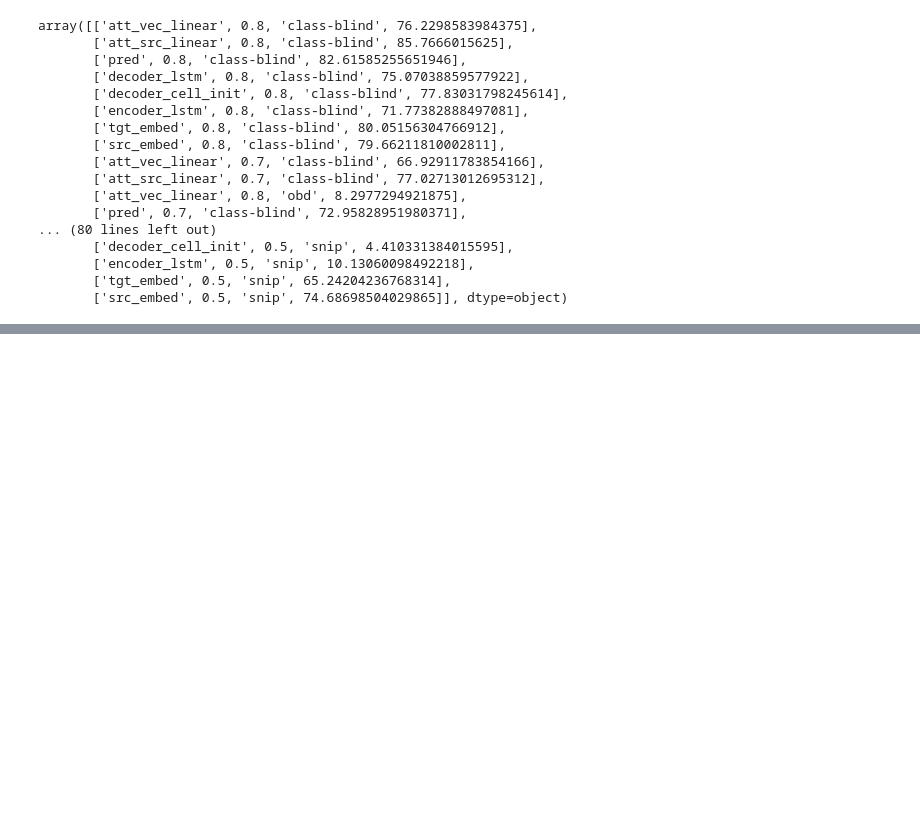
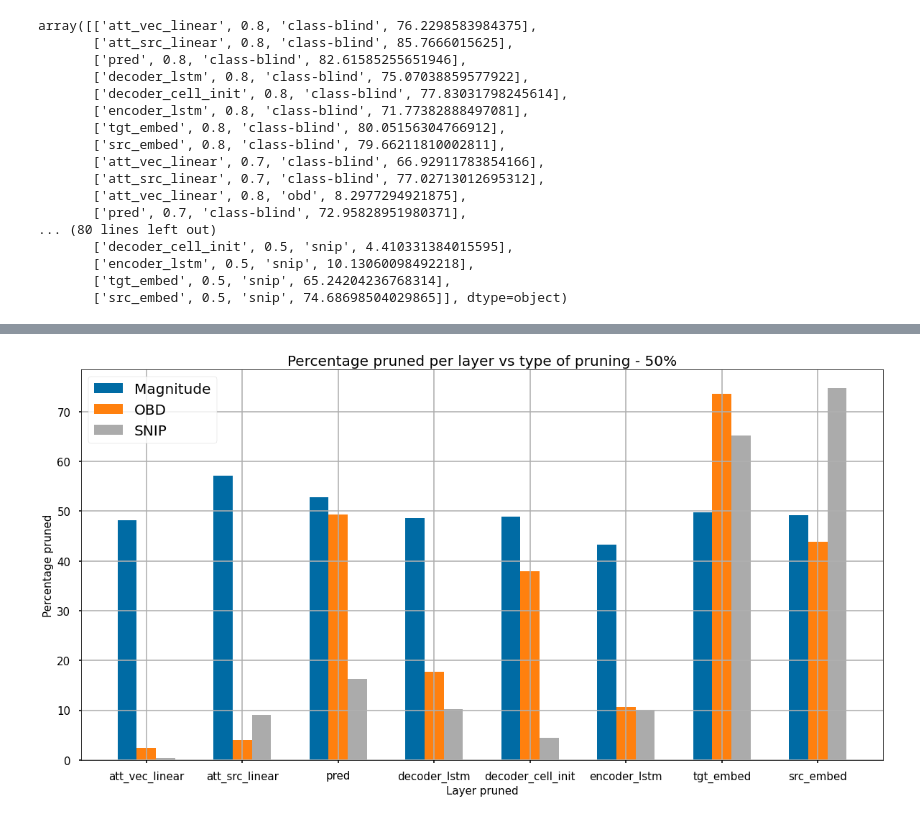
Before and after one commit to Kyrylo-Shyvam/LSTM-Pruning, a Jupyter notebook: notebooks/make-charts2.ipynb, the cells around one changed output, grey strips where cells are left out. Saved outputs shown, nothing was run; the diff lists cells and outputs as text; code cells hidden in the pictures; blank space fills up the shorter version.

```diff
--- a/notebooks/make-charts2.ipynb
+++ b/notebooks/make-charts2.ipynb
@@ -203,0 +275,21 @@ array([['att_vec_linear', 0.8, 'class-blind', 76.2298583984375],
+# %%
+_,ax=plt.subplots(1, figsize=(20,10))
+types =['Magnitude', 'OBD','SNIP']
+# for
+ax.bar(x_axis-bar_width, arr[blind_low,3].reshape(-1).astype('float'), bar_width,label=types[0])
+ax.bar(x_axis, arr[obd_low,3].reshape(-1).astype('float'), bar_width,label=types[1])
+ax.bar(x_axis+bar_width, arr[snip_low,3].reshape(-1).astype('float'), bar_width,label=types[2])
+
+ax.set_xticks(x_axis)
+ax.set_xticklabels(arr[blind_low,0].reshape(-1))
+ax.tick_params(axis='x', labelsize=15)
+ax.tick_params(axis='y', labelsize=15)
+ax.set_xlabel('Layer pruned',fontsize=15)
+ax.set_ylabel('Percentage pruned',fontsize=15)
+ax.grid()
+ax.set_title('Percentage pruned per layer vs type of pruning - 50%', fontsize=20)
+plt.legend(loc=2,prop={'size': 20})
+plt.savefig('Percentage pruned vs type of pruning-50.png')
+plt.show()
+# %% [output]
+[figure, added]
```
Also changed, not shown: parts of 19 cells of this notebook, 8 other files.
